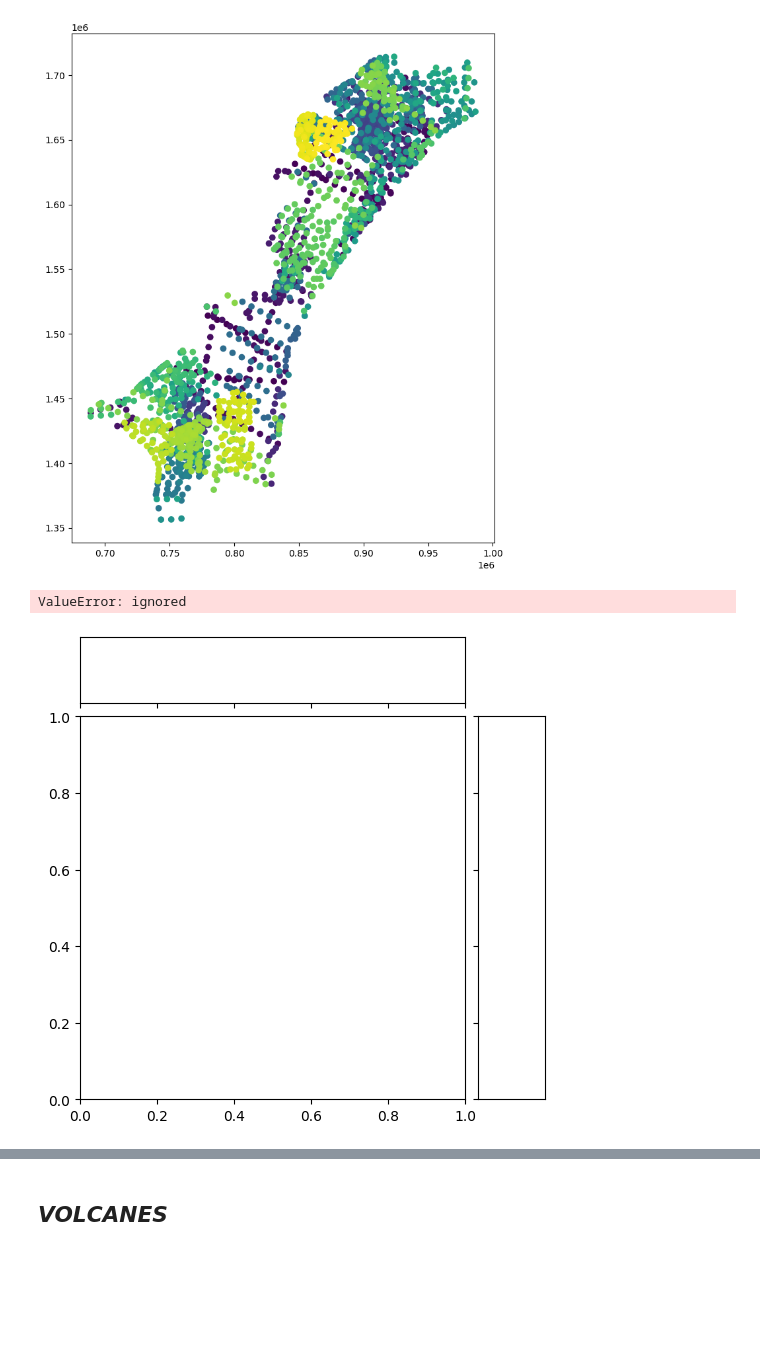
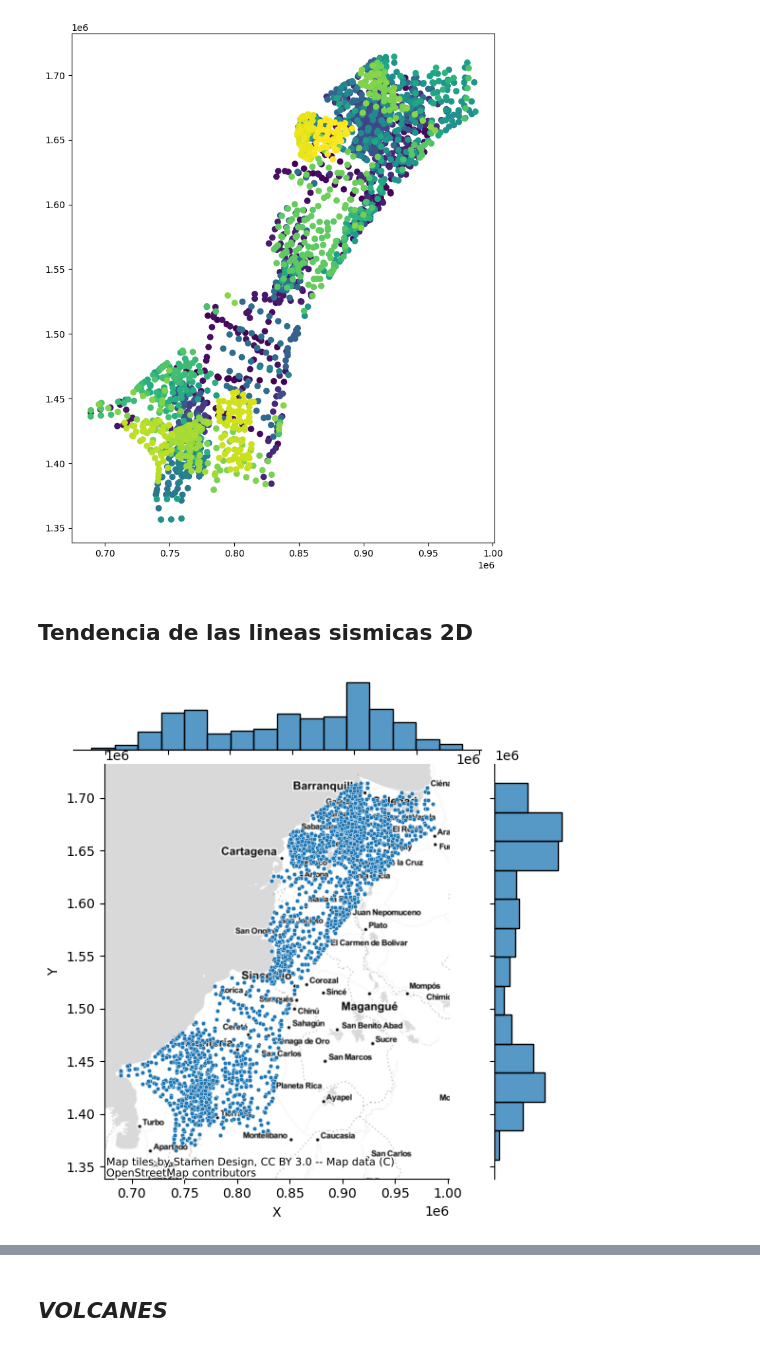
Before and after one commit to Anggarciaar/Proyecto_AnalisisGeoespacial, a Jupyter notebook: Proyecto_AnalisisGeoespacial.ipynb, the cells around one changed output, grey strips where cells are left out. Drawn from its saved outputs; the diff is of its cells as text; code cells hidden in the pictures; blank space fills up the shorter version.

```diff
--- a/Proyecto_AnalisisGeoespacial.ipynb
+++ b/Proyecto_AnalisisGeoespacial.ipynb
@@ -714,5 +713,5 @@ NameError: ignored
 # %%
-major, minor, rotation = centrography.ellipse(Pozos[['WELL_LONGI', 'WELL_LATIT']])
+#major, minor, rotation = centrography.ellipse(Pozos[['WELL_LONGI', 'WELL_LATIT']])
 # %%
 from matplotlib.patches import Ellipse
 
@@ -812,17 +825,18 @@ Sismica.plot(column='org_fid', ax=ax);
 # %% [output]
 [figure]
+# %% [markdown]
+## **Tendencia de las lineas sismicas 2D**
 # %%
 #Let's plot the distribution of the point pattern
-data_scatter = sbn.jointplot(x='XMIN',
-                             y='YMIN',
+data_scatter = sbn.jointplot(x='X',
+                             y='Y',
                              data=Sismica,
-                             s=0.5)
+                             s=10.5)
 
 ctx.add_basemap(data_scatter.ax_joint,
-                crs='EPSG:4326',
+                crs='EPSG:3116',
                 source=ctx.providers.Stamen.TonerLite)
 
 fig.savefig('/content/drive/MyDrive/DATA_ProyectoAG/Datos creados/distribucionsimica2d.png', dpi=300)
 # %% [output]
-ValueError: ignored
-[figure, old version]
+[figure, new version]
```
Also changed, not shown: parts of 40 cells of this notebook.
